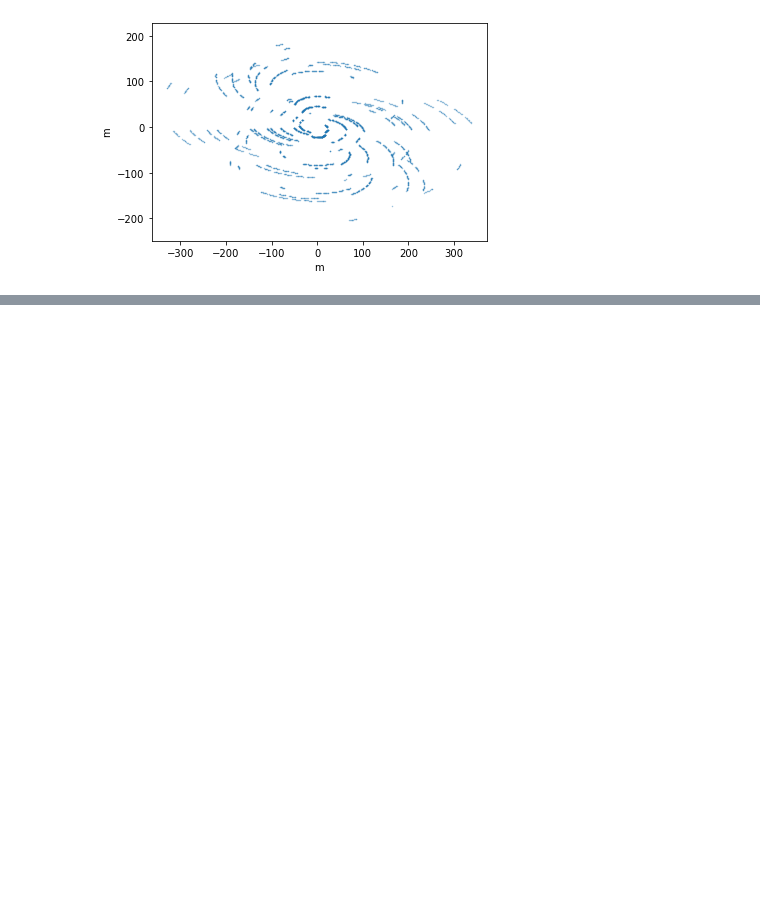
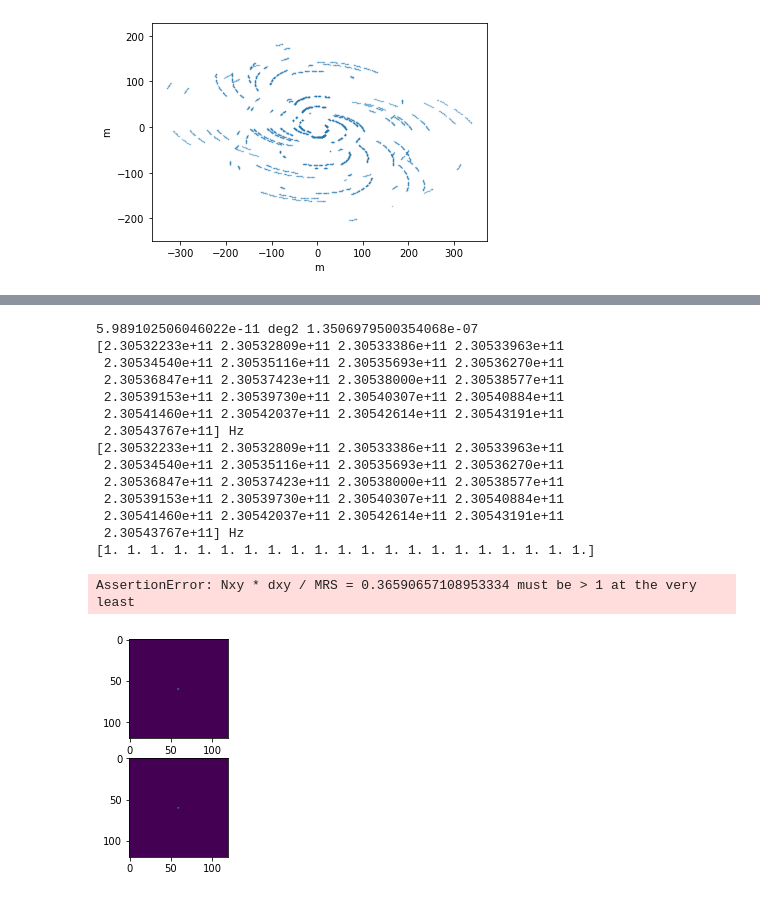
Before and after one commit to rfranceschi/diskchef, a Jupyter notebook: prototypes/fluxes-fit/residuals.ipynb, the cells around one changed output, grey strips where cells are left out. Drawn from its saved outputs; the diff is of its cells as text; code cells hidden in the pictures; blank space fills up the shorter version.

```diff
--- a/prototypes/fluxes-fit/residuals.ipynb
+++ b/prototypes/fluxes-fit/residuals.ipynb
@@ -103,10 +96,10 @@ WARNING: PossiblySlowWarning: This function (<function BaseSpectralCube.to at 0x
 # %%
-%%time
-visibilities = []
-for i, frequency in enumerate(cube.spectral_axis):
-    wl = (c.c / frequency).si
-    u_wavelengths = (_u / wl).si
-    v_wavelengths = (_v / wl).si
-    vis = sampleImage(cube[i], dxy, u_wavelengths, v_wavelengths)
-    visibilities.append(vis)
-visibilities = np.array(visibilities)
+# %%time
+# visibilities = []
+# for i, frequency in enumerate(cube.spectral_axis):
+#     wl = (c.c / frequency).si
+#     u_wavelengths = (_u / wl).si
+#     v_wavelengths = (_v / wl).si
+#     vis = sampleImage(cube[i], dxy, u_wavelengths, v_wavelengths)
+#     visibilities.append(vis)
+# visibilities = np.array(visibilities)
@@ -153,0 +234,44 @@ uvdata.plot_uvgrid()
+# %%
+refdata = SpectralCube.read(model_reference_path / "CO J=2-1_image.fits")
+data = SpectralCube.read(Path("fit2") / "fit_3wxvzbly" / "radmc_gas" / "CO J=2-1_image.fits")
+pixel_area_units = (u.Unit(data.wcs.celestial.world_axis_units[0])
+                   * u.Unit(data.wcs.celestial.world_axis_units[1]))
+pixel_area = astropy.wcs.utils.proj_plane_pixel_area(data.wcs.celestial) * pixel_area_units
+dxy = np.sqrt(pixel_area).to_value(u.rad)
+print(pixel_area, dxy)
+data = (data * pixel_area).to(u.Jy)
+
+print(data.spectral_axis)
+print(uvdata.frequencies)
+print(uvdata.frequencies/data.spectral_axis)
+
+for i in range(21):
+    fig, ax = plt.subplots(2)
+    ax[0].imshow(data[i].value)
+    ax[1].imshow(refdata[i].value)
+    # print(sampleImage(data[i], dxy,
+    #                   (uvdata.u / c.c * data.spectral_axis[i]),
+    #                   (uvdata.v / c.c * data.spectral_axis[i])))
+    chi2=chi2Image(
+        image=data[i],
+        dxy=dxy,
+        u=(uvdata.u / c.c * data.spectral_axis[i]).to_value(u.dimensionless_unscaled),
+        v=(uvdata.v / c.c * data.spectral_axis[i]).to_value(u.dimensionless_unscaled),
+        vis_obs_re=uvdata.re.T[i].astype('float64').to_value(u.Jy),
+        vis_obs_im=uvdata.im.T[i].astype('float64').to_value(u.Jy),
+        vis_obs_w=uvdata.weight.T[i].astype('float64').to_value(u.Jy ** -2),
+        check=True
+    )
+    #
+    # print("\n\n\n{u}\n{v}\n{vis_obs_re}\n{vis_obs_im}\n{vis_obs_w}\n{image}\n{dxy}\n\n".format(
+    #     image=data[i].shape,
+    #     dxy=dxy,
+    #     u=(uvdata.u / c.c * data.spectral_axis[i]).to_value(u.dimensionless_unscaled),
+    #     v=(uvdata.v / c.c * data.spectral_axis[i]).to_value(u.dimensionless_unscaled),
+    #     vis_obs_re=uvdata.re.T[i].astype('float64').to_value(u.Jy),
+    #     vis_obs_im=uvdata.im.T[i].astype('float64').to_value(u.Jy),
+    #     vis_obs_w=uvdata.weight.T[i].astype('float64').to_value(u.Jy ** -2), )
+    # )
+    fig.suptitle(f"$\chi^2 = {chi2:.2f}$")
+    print(chi2)
+# %% [output]
@@ -153,0 +282,16 @@ uvdata.plot_uvgrid()
+5.989102506046022e-11 deg2 1.3506979500354068e-07
+[2.30532233e+11 2.30532809e+11 2.30533386e+11 2.30533963e+11
+ 2.30534540e+11 2.30535116e+11 2.30535693e+11 2.30536270e+11
+ 2.30536847e+11 2.30537423e+11 2.30538000e+11 2.30538577e+11
+ 2.30539153e+11 2.30539730e+11 2.30540307e+11 2.30540884e+11
+ 2.30541460e+11 2.30542037e+11 2.30542614e+11 2.30543191e+11
+ 2.30543767e+11] Hz
+[2.30532233e+11 2.30532809e+11 2.30533386e+11 2.30533963e+11
+ 2.30534540e+11 2.30535116e+11 2.30535693e+11 2.30536270e+11
+ 2.30536847e+11 2.30537423e+11 2.30538000e+11 2.30538577e+11
+ 2.30539153e+11 2.30539730e+11 2.30540307e+11 2.30540884e+11
+ 2.30541460e+11 2.30542037e+11 2.30542614e+11 2.30543191e+11
+ 2.30543767e+11] Hz
+[1. 1. 1. 1. 1. 1. 1. 1. 1. 1. 1. 1. 1. 1. 1. 1. 1. 1. 1. 1. 1.]
+AssertionError: Nxy * dxy / MRS = 0.36590657108953334 must be > 1 at the very least
+[figure, added]
```
Also changed, not shown: parts of 18 cells of this notebook, 5 other files.
